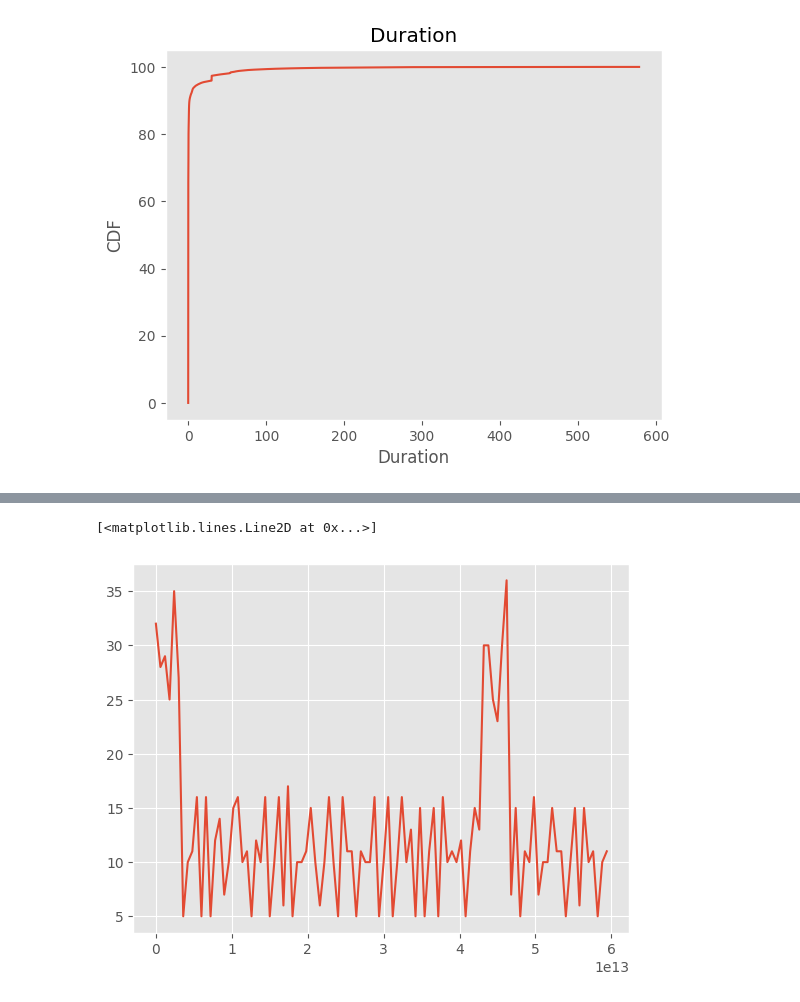
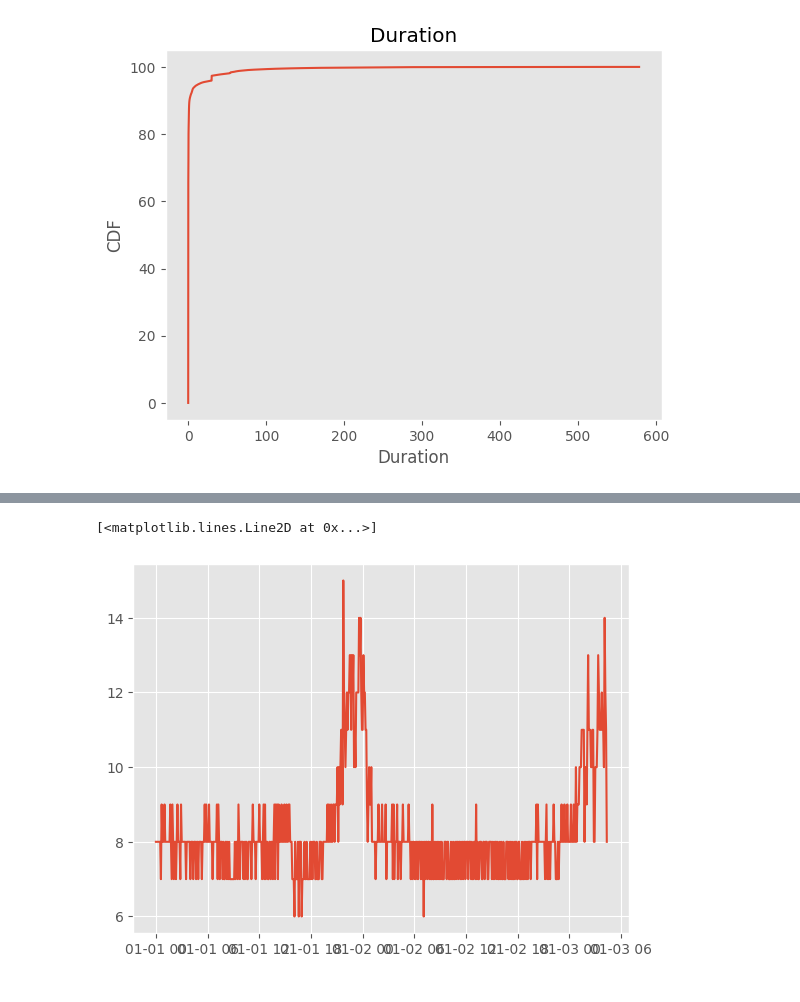
Before and after one commit to Joveful/thesis, a Jupyter notebook: az21.ipynb, the cells around one changed output, grey strips where cells are left out. Drawn from its saved outputs; the diff is of its cells as text; code cells hidden in the pictures.

```diff
--- a/az21.ipynb
+++ b/az21.ipynb
@@ -6,8 +6,11 @@ from prophet import Prophet
 
 plt.style.use("ggplot")
 
-trace = "85479ef37b5dc75dd5aeca3bab499129b97a134dac5d740d2c68941de9d63031"
+trace = "9bc86d6cd1ee254aaa313492f0fd88be8bd7b92d50d4237ff52d7685440c0906"
 t2 = "734272c01926d19690e5ec308bab64ef97950b75b1c7582283e0783fce1751d8"
+
+# trace with the highest number of invocations
+t3 = "155e47f8e7f751d0c845049456d01832013c61336a8cd85901330ac821a71534"
 
 df = pd.read_csv(
     "data/AzureFunctionsInvocationTraceForTwoWeeksJan2021.txt"
@@ -94,10 +98,11 @@ Name: app, Length: 424, dtype: int64
 # %%
-df2 = df[["app", "start_timestamp"]]
-df2 = df2.loc[df2["app"] == trace]
+df2 = df[["func", "start_timestamp"]]
+df2 = df2.loc[df2["func"] == trace]
 
-df2["start_timestamp"] = pd.to_timedelta(df2["start_timestamp"], unit="seconds")
+df2["start_timestamp"] = pd.to_datetime(df2["start_timestamp"], unit="s")
 df2 = df2.set_index("start_timestamp")
 
-dfc = df2.resample("10min").count()
+dfc = df2.resample("5min").count()
+dfc = dfc.reset_index()
 print(dfc)
 # %% [output]
@@ -119,7 +123,6 @@ start_timestamp
 # %%
-
 plt.style.use('ggplot')
-plt.plot(dfc[:100].index, dfc[:100].values)
+plt.plot(dfc['start_timestamp'], dfc['func'])
 # %% [output]
 [<matplotlib.lines.Line2D at 0x...>]
-[figure, old version]
+[figure, new version]
```
Also changed, not shown: parts of 5 cells of this notebook.
